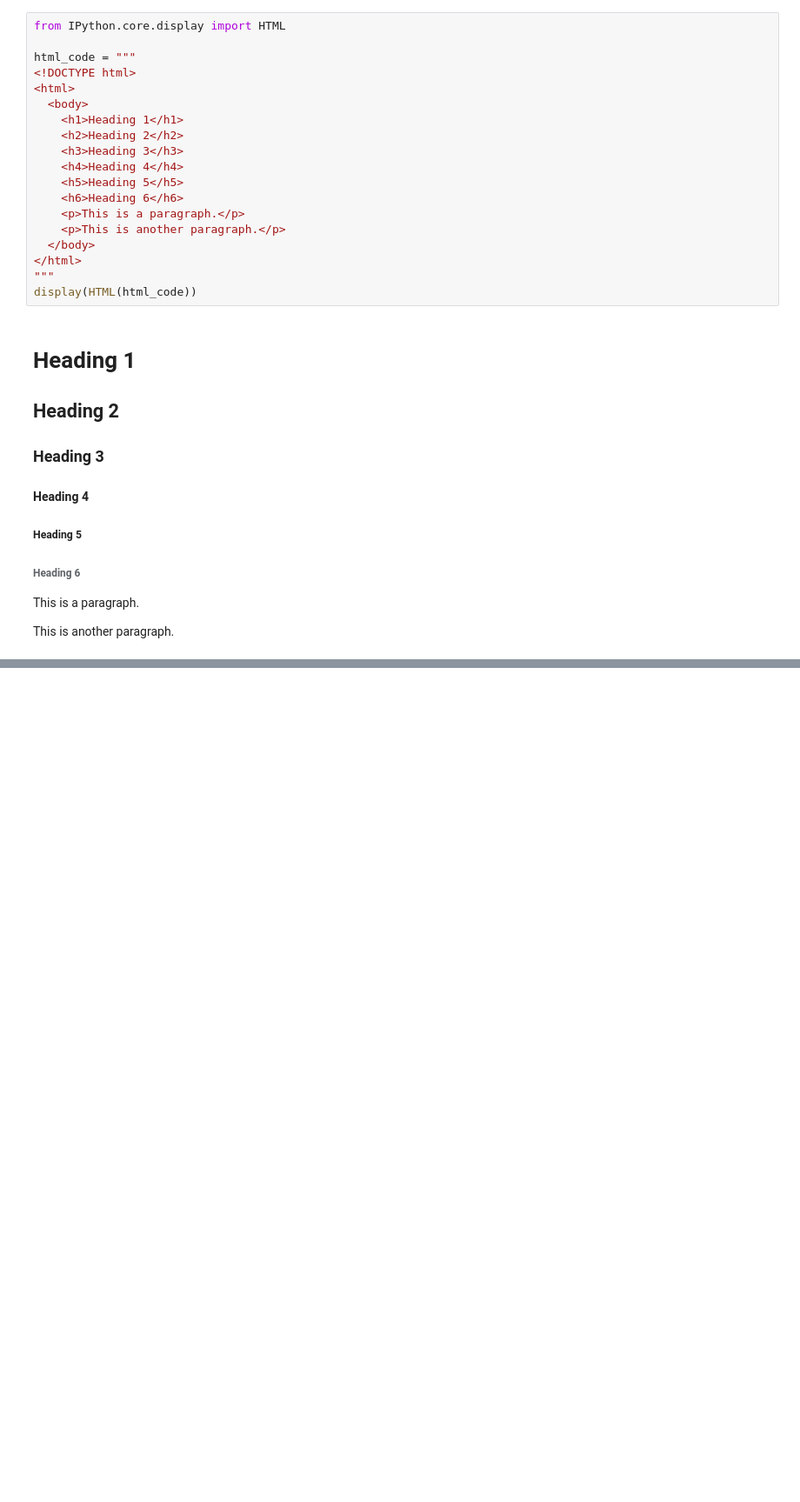
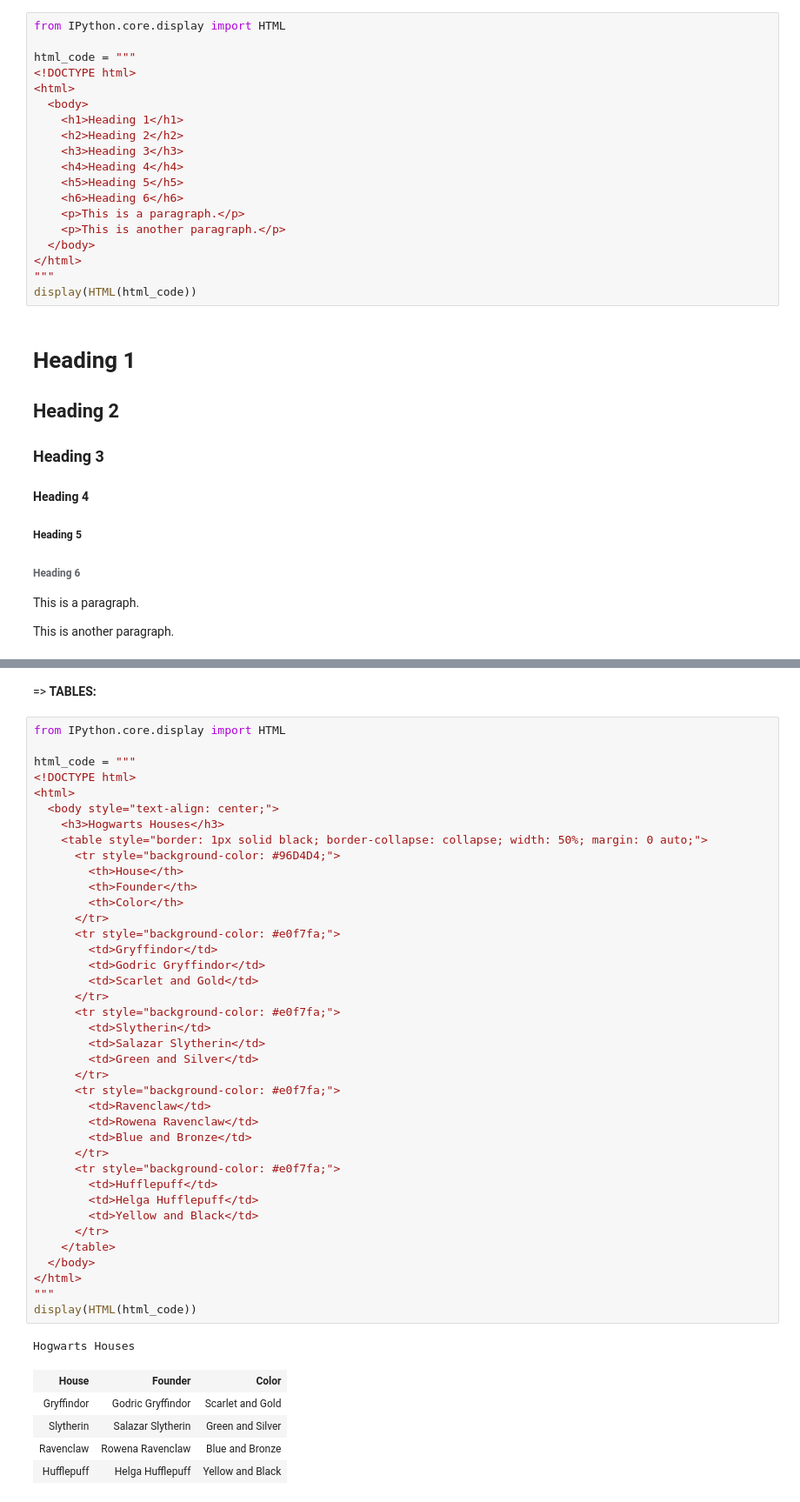
Before and after one commit to AishwaryaSureshkumaar/Cybernaut---Internship, a Jupyter notebook: HTML.ipynb, the cells around one changed output, grey strips where cells are left out. Shown at 87% size. Cells and saved outputs as stored; diff of their text form; blank space fills up the shorter version.

```diff
--- a/HTML.ipynb
+++ b/HTML.ipynb
@@ -61,0 +159,48 @@ This is another paragraph.
+# %% [markdown]
+=> **TABLES:**
+# %%
+from IPython.core.display import HTML
+
+html_code = """
+<!DOCTYPE html>
+<html>
+  <body style="text-align: center;">
+    <h3>Hogwarts Houses</h3>
+    <table style="border: 1px solid black; border-collapse: collapse; width: 50%; margin: 0 auto;">
+      <tr style="background-color: #96D4D4;">
+        <th>House</th>
+        <th>Founder</th>
+        <th>Color</th>
+      </tr>
+      <tr style="background-color: #e0f7fa;">
+        <td>Gryffindor</td>
+        <td>Godric Gryffindor</td>
+        <td>Scarlet and Gold</td>
+      </tr>
+      <tr style="background-color: #e0f7fa;">
+        <td>Slytherin</td>
+        <td>Salazar Slytherin</td>
+        <td>Green and Silver</td>
+      </tr>
+      <tr style="background-color: #e0f7fa;">
+        <td>Ravenclaw</td>
+        <td>Rowena Ravenclaw</td>
+        <td>Blue and Bronze</td>
+      </tr>
+      <tr style="background-color: #e0f7fa;">
+        <td>Hufflepuff</td>
+        <td>Helga Hufflepuff</td>
+        <td>Yellow and Black</td>
+      </tr>
+    </table>
+  </body>
+</html>
+"""
+display(HTML(html_code))
+# %% [output]
+Hogwarts Houses
+| House | Founder | Color |
+| Gryffindor | Godric Gryffindor | Scarlet and Gold |
+| Slytherin | Salazar Slytherin | Green and Silver |
+| Ravenclaw | Rowena Ravenclaw | Blue and Bronze |
+| Hufflepuff | Helga Hufflepuff | Yellow and Black |
```
Also changed, not shown: parts of 20 cells of this notebook.
